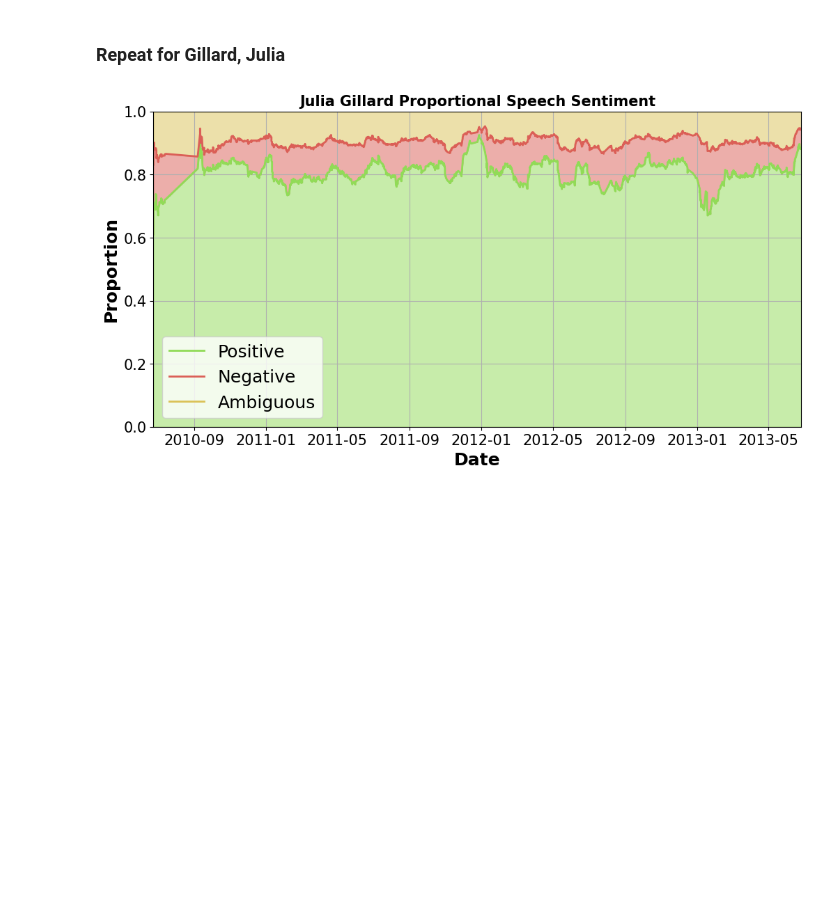
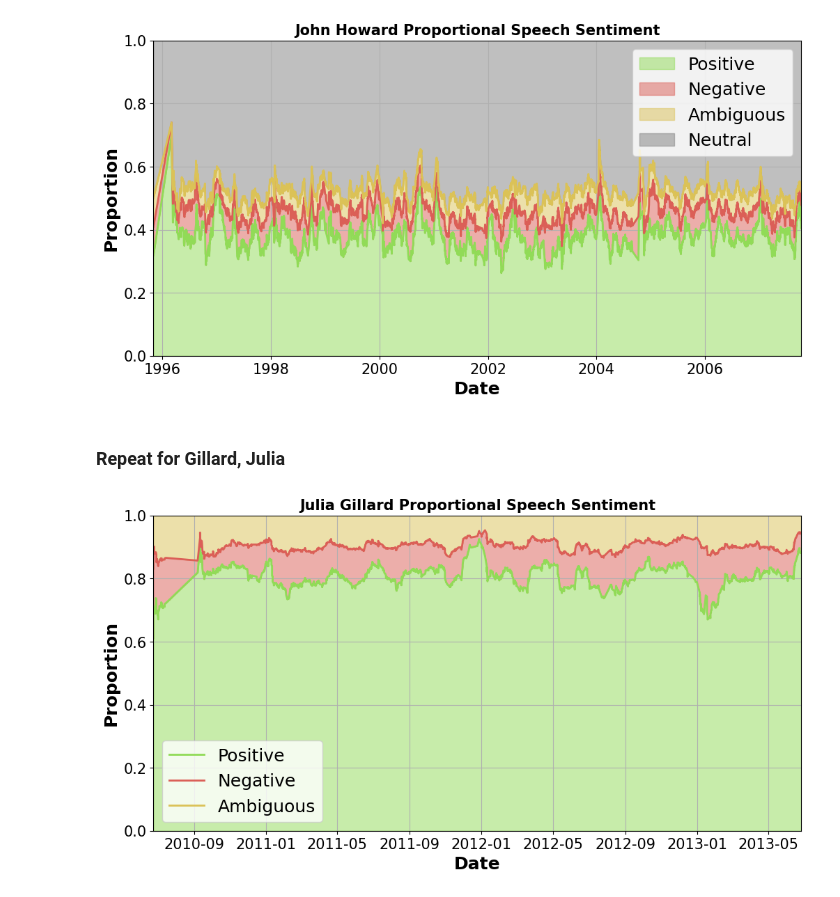
Before and after one commit to thaum-io/language-of-leadership, a Jupyter notebook: nb/VisEmotion2.ipynb, the cells around one changed output. Cells and saved outputs as stored; diff of their text form; code cells hidden in the pictures; blank space fills up the shorter version.

```diff
--- a/nb/VisEmotion2.ipynb
+++ b/nb/VisEmotion2.ipynb
@@ -166,3 +153,14 @@ def get_coarse_proportional_emotion_df(df_in):
     df = df.fillna(0)
 
     return df
+
+def get_coarse_proportional_emotion_df_with_neutral(df_in):
+    # We exclude 'neutral'
+    df = df_in[coarse_emotions].copy()
+    for column in df.columns:
+        df[column] = df[column]/df_in['emotion_counter_all']
+
+    df.columns = [column+'_normed' for column in df.columns]
+    df = df.fillna(0)
+
+    return df
@@ -237,3 +246,8 @@ plot_coarse_emotion_proportions(df_coarse, window='30d', title='John Howard Prop
+# %%
+df_coarse = get_coarse_proportional_emotion_df_with_neutral(df)
+plot_coarse_emotion_proportions(df_coarse, window='30d', title='John Howard Proportional Speech Sentiment')
+# %% [output]
+[figure, added]
 # %% [markdown]
 ### Repeat for Gillard, Julia
 # %%
```
Also changed, not shown: parts of 11 cells of this notebook, 1 other file.
